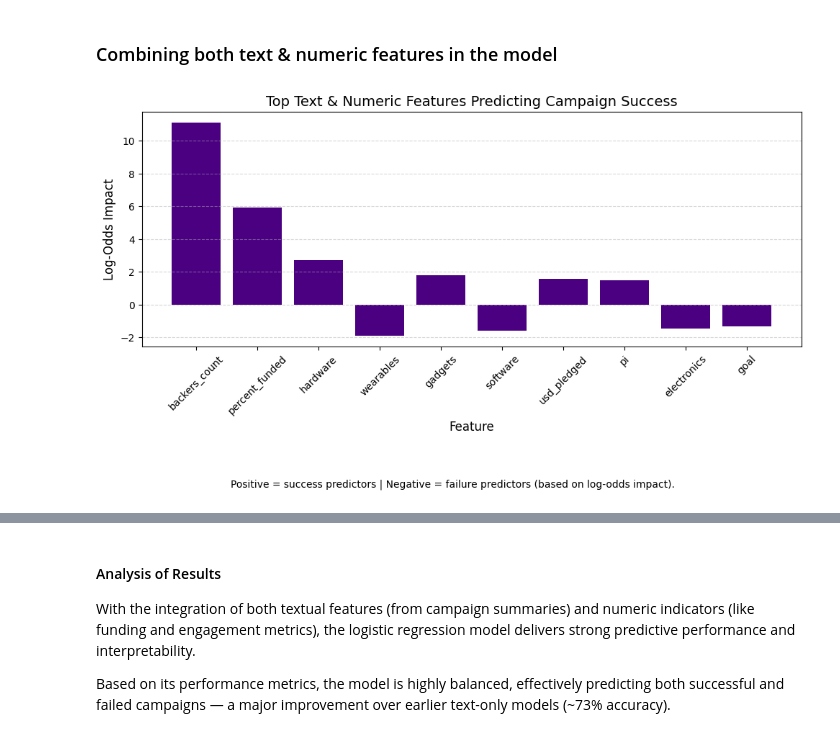
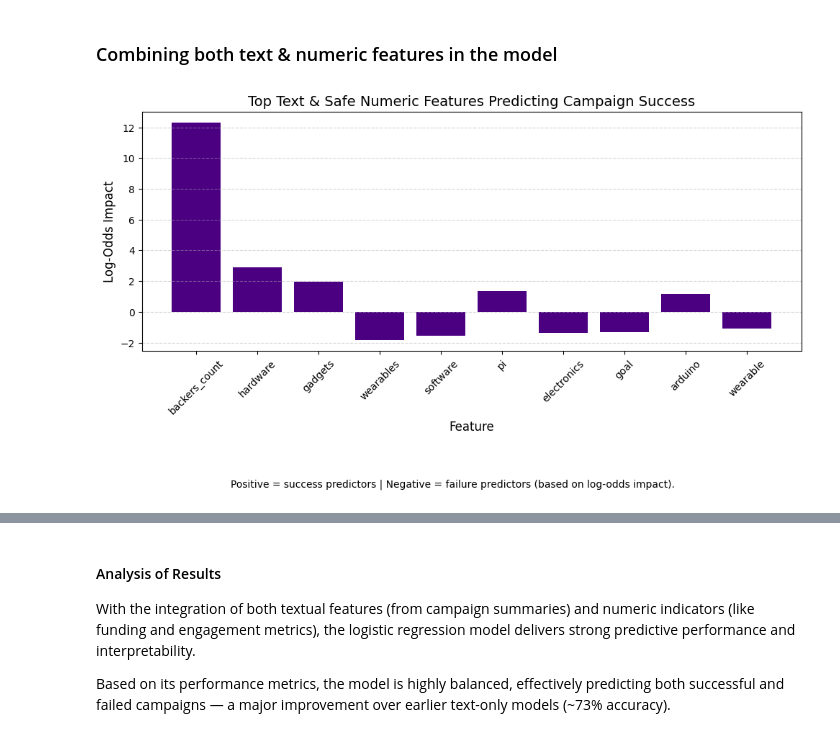
Before and after one commit to joelleoqiyi/crowdfunding-analysis, a Jupyter notebook: eda_decisiontree.ipynb, the cells around one changed output, grey strips where cells are left out. Drawn from its saved outputs; the diff is of its cells as text; code cells hidden in the pictures.

```diff
--- a/eda_decisiontree.ipynb
+++ b/eda_decisiontree.ipynb
@@ -225,14 +225,14 @@ Using a logistic regression model trained on TF-IDF-transformed campaign descrip
 # %% [markdown]
 ### Combining both text & numeric features in the model
 # %%
+from sklearn.feature_extraction.text import TfidfVectorizer
+from sklearn.linear_model import LogisticRegression
 from sklearn.preprocessing import StandardScaler
+from sklearn.model_selection import train_test_split
+from sklearn.metrics import classification_report
 from scipy.sparse import hstack
-
-# Re-load dataset
-file_path = "/Users/shiying/Desktop/fintech soc/Crowdfunding Proj y2s2/datasets/Kickstarter_2025-02-12T07_48_27_293Z/Kickstarter_TechFiltered_TechOnly.csv"
-df = pd.read_csv(file_path)
-df = df.dropna(subset=['campaign_summary', 'state'])
-df['success'] = df['state'].apply(lambda x: 1 if str(x).lower() == 'successful' else 0)
+import matplotlib.pyplot as plt
+import pandas as pd
 
 # Ensure 'campaign_name' exists
 if 'campaign_name' not in df.columns:
@@ -251,11 +251,12 @@ df['combined_text'] = (
 vectorizer = TfidfVectorizer(stop_words='english', max_features=100)
 X_text = vectorizer.fit_transform(df['combined_text'])
 
-# Select numeric features
+# Exclude target-leaking numeric features like percent_funded, usd_pledged, etc.
 numeric_features = [
-    'goal', 'fx_rate', 'percent_funded',
-    'usd_pledged', 'converted_pledged_amount',
-    'backers_count', 'staff_pick'
+    'goal',      # What the campaign asked for is allowed
+    'fx_rate',   # FX rate at launch is external
+    'staff_pick', # Whether Kickstarter staff marked it as a pick
+     'backers_count'
 ]
 X_numeric = df[numeric_features].fillna(0)
 X_numeric_scaled = StandardScaler().fit_transform(X_numeric)
@@ -275,61 +276,51 @@ clf.fit(X_train, y_train)
 y_pred = clf.predict(X_test)
 report = classification_report(y_test, y_pred, output_dict=True)
 
-# Extract importance: combine text and numeric feature names
+# Combine feature names
 feature_names_text = vectorizer.get_feature_names_out().tolist()
 feature_names_combined = feature_names_text + numeric_features
 coefs = clf.coef_[0]
 important_features = sorted(zip(feature_names_combined, coefs), key=lambda x: abs(x[1]), reverse=True)
 
-# Plot top 10 combined features
+# Plot top 10 features
 top_features = important_features[:10]
 plt.figure(figsize=(10, 5))
 plt.bar([kw[0] for kw in top_features], [kw[1] for kw in top_features], color='indigo')
-plt.title("Top Text & Numeric Features Predicting Campaign Success", fontsize=14)
+plt.title("Top Text & Safe Numeric Features Predicting Campaign Success", fontsize=14)
 plt.ylabel("Log-Odds Impact", fontsize=12)
 plt.xlabel("Feature", fontsize=12)
 plt.xticks(rotation=45)
 plt.grid(axis='y', linestyle='--', alpha=0.5)
 plt.tight_layout()
 plt.figtext(
     0.5, -0.12,
     "Positive = success predictors | Negative = failure predictors (based on log-odds impact).",
     wrap=True, horizontalalignment='center', fontsize=10
 )
 plt.show()
 
-important_features[:10], report
-
-# ✅ Cleaned output: round feature importances to 3 decimal places
+# Clean and print top features
 rounded_features = [(name, round(float(score), 3)) for name, score in important_features[:10]]
 
-# ✅ Cleaned classification report (rounded to 3 decimals)
 cleaned_report = {
     label: {
         metric: round(score, 3)
         for metric, score in metrics.items()
     } for label, metrics in report.items()
     if isinstance(metrics, dict)
 }
 
-# ✅ Print the cleaned output
-print("Top Keywords & Numeric Features Influencing Campaign Success:")
+print("Top Keywords & Safe Numeric Features Influencing Campaign Success:")
 for name, value in rounded_features:
     direction = "↑ success" if value > 0 else "↓ failure"
     print(f"- {name}: {value} ({direction})")
 
-# ✅ Convert cleaned_report to a DataFrame for tabular display
-report_df = pd.DataFrame(cleaned_report).T  # Transpose so classes are rows
-
-# ✅ Reorder columns for clarity (optional)
-ordered_cols = ['precision', 'recall', 'f1-score', 'support']
-report_df = report_df[ordered_cols]
-
-# ✅ Round and format the table
+# Format classification report as a clean table
+report_df = pd.DataFrame(cleaned_report).T
+report_df = report_df[['precision', 'recall', 'f1-score', 'support']]
 report_df = report_df.round(3)
 
-# ✅ Print the table
-print("\n📊 Cleaned Model Evaluation Report:\n")
+print("\nCleaned Model Evaluation Report:\n")
 print(report_df)
 # %% [output]
-[figure, old version]
+[figure, new version]
```
Also changed, not shown: parts of 8 cells of this notebook.
